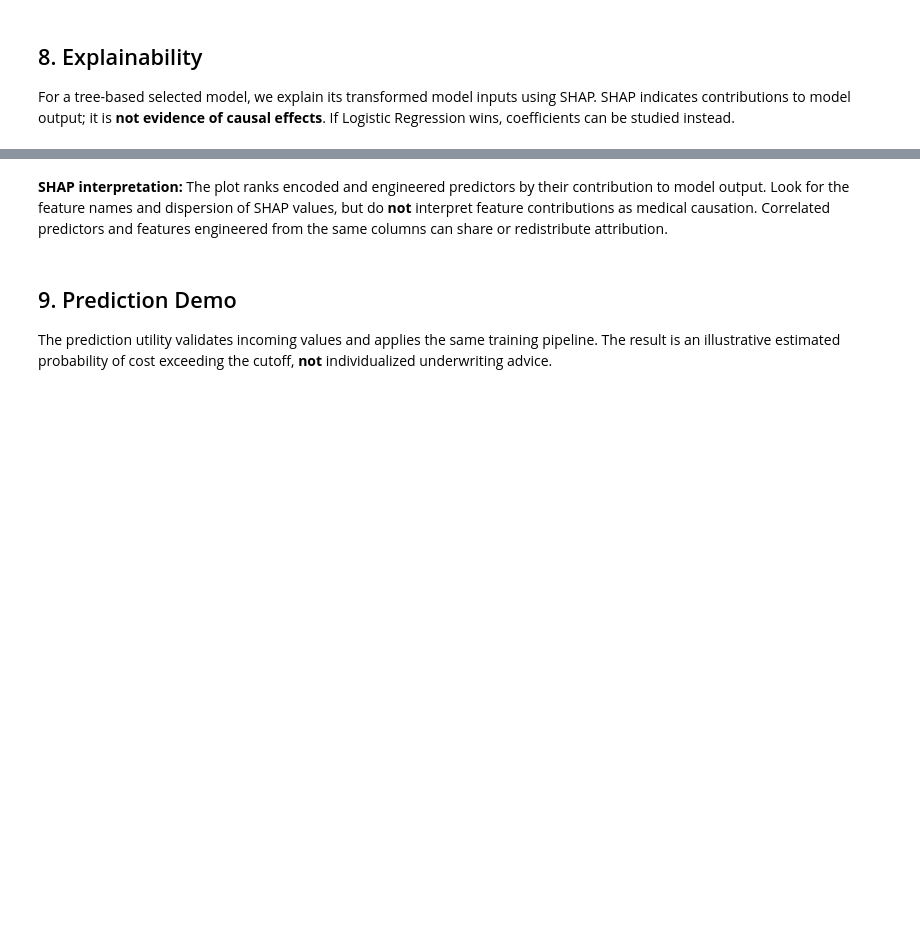
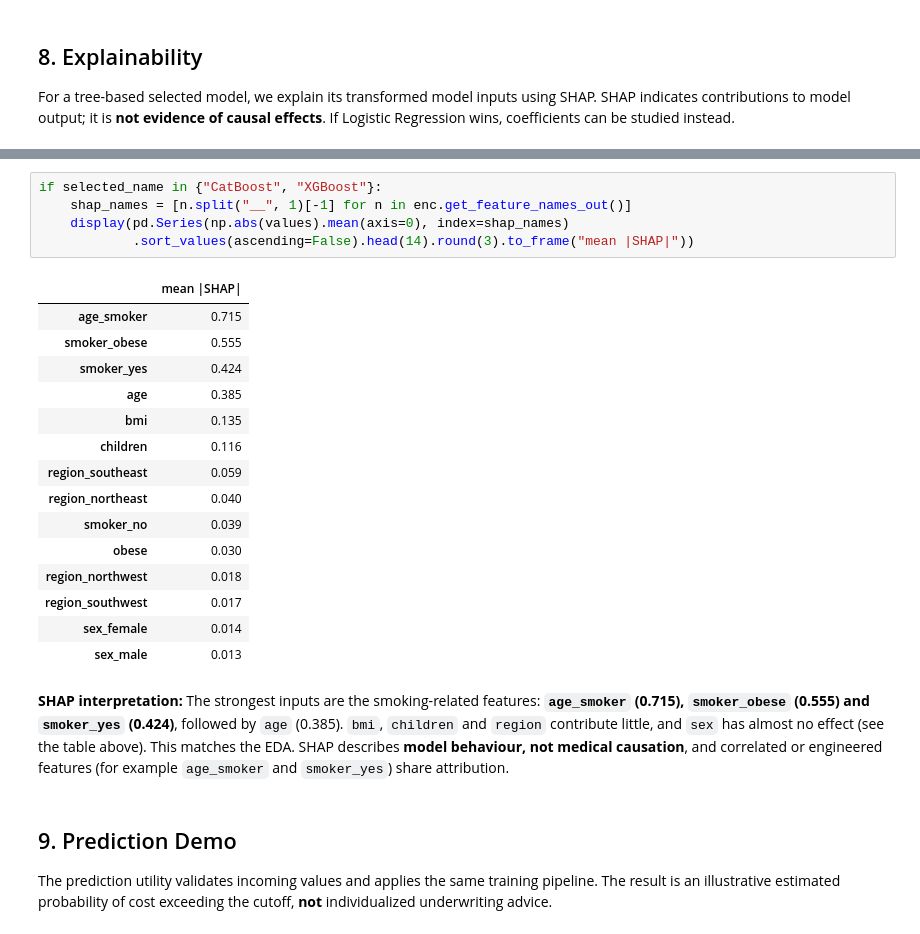
Before and after one commit to jeyhunaliyevv/medical-insurance-cost-risk-prediction, a Jupyter notebook: notebooks/01_full_analysis.ipynb, the cells around one changed output, grey strips where cells are left out. Cells and saved outputs as stored; diff of their text form; blank space fills up the shorter version.

```diff
--- a/notebooks/01_full_analysis.ipynb
+++ b/notebooks/01_full_analysis.ipynb
@@ -458,5 +520,26 @@ display(Image(filename=str(FIGURES / "shap_summary.png")))
+# %%
+if selected_name in {"CatBoost", "XGBoost"}:
+    shap_names = [n.split("__", 1)[-1] for n in enc.get_feature_names_out()]
+    display(pd.Series(np.abs(values).mean(axis=0), index=shap_names)
+            .sort_values(ascending=False).head(14).round(3).to_frame("mean |SHAP|"))
+# %% [output]
+|  | mean |SHAP| |
+| age_smoker | 0.715 |
+| smoker_obese | 0.555 |
+| smoker_yes | 0.424 |
+| age | 0.385 |
+| bmi | 0.135 |
+| children | 0.116 |
+| region_southeast | 0.059 |
+| region_northeast | 0.040 |
+| smoker_no | 0.039 |
+| obese | 0.030 |
+| region_northwest | 0.018 |
+| region_southwest | 0.017 |
+| sex_female | 0.014 |
+| sex_male | 0.013 |
 # %% [markdown]
-**SHAP interpretation:** The plot ranks encoded and engineered predictors by their contribution to model output. Look for the feature names and dispersion of SHAP values, but do **not** interpret feature contributions as medical causation. Correlated predictors and features engineered from the same columns can share or redistribute attribution.
+**SHAP interpretation:** The strongest inputs are the smoking-related features: **`age_smoker` (0.715), `smoker_obese` (0.555) and `smoker_yes` (0.424)**, followed by `age` (0.385). `bmi`, `children` and `region` contribute little, and `sex` has almost no effect (see the table above). This matches the EDA. SHAP describes **model behaviour, not medical causation**, and correlated or engineered features (for example `age_smoker` and `smoker_yes`) share attribution.
 # %% [markdown]
 ## 9. Prediction Demo
 
```
Also changed, not shown: parts of 18 cells of this notebook, 7 other files.
